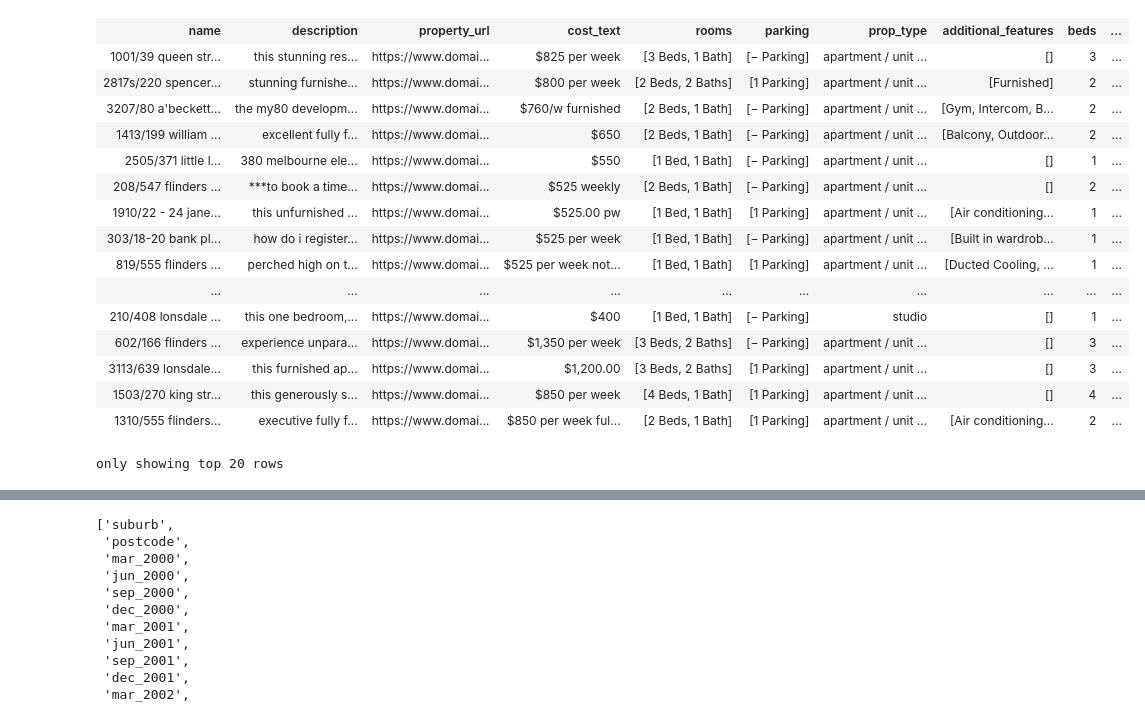
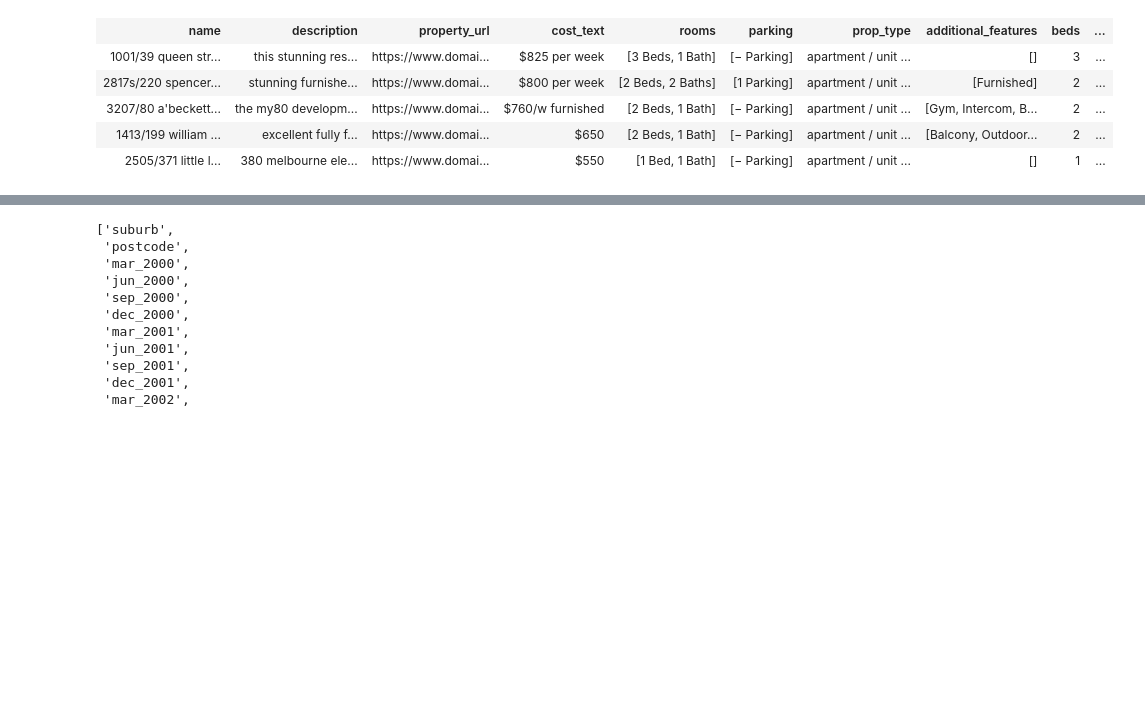
Before and after one commit to MAST30034-AppliedDataScience/project-2-group-real-estate-industry-project-21, a Jupyter notebook: notebooks/preprocess_domain.ipynb, the cells around one changed output, grey strips where cells are left out. Drawn from its saved outputs; the diff is of its cells as text; code cells hidden in the pictures; blank space fills up the shorter version.

```diff
--- a/notebooks/preprocess_domain.ipynb
+++ b/notebooks/preprocess_domain.ipynb
@@ -70,3 +210,2 @@ df_reset.to_parquet('../data/raw/domain_data_with_id.parquet', index=False)
 # %%
-sdf = spark.read.parquet('../data/raw/domain_data_with_id.parquet')
-sdf.limit(15)
+sdf = spark.read.parquet('../data/raw/domain_data')
@@ -340,7 +423,0 @@ sdf = sdf.filter(~col("cost_text").rlike("^[^0-9]*$"))
-# %%
-sdf = sdf.filter(~
-    (((col("description").contains("car space")) &
-    ((col("beds") == 0) | (col("baths") == 0)) &
-    (col("cost") < 100)) | (col("prop_type") == "carspace"))
-)
-sdf.show(truncate=False)
@@ -386,0 +427,13 @@ only showing top 20 rows
+# %%
+# Filter out rows that meet the following conditions:
+# - The description contains "car space" and either beds or baths are 0, and the cost is less than 100
+# - OR the property type is explicitly "carspace"
+# This effectively removes entries that seem to be parking spaces or improperly labeled properties.
+sdf = sdf.filter(~(
+    ((col("description").contains("car space")) &
+    ((col("beds") == 0) | (col("baths") == 0)) &
+    (col("cost") < 100)) | (col("prop_type") == "carspace"))
+)
+
+# Display the filtered DataFrame with truncation disabled to show full row content
+sdf
@@ -469,40 +567,29 @@ only showing top 20 rows
 # %%
 # Function to clean column names
 def clean_column_name(column_name):
     # Lowercase all characters
     clean_name = column_name.lower()
     # Replace spaces and special characters with underscores
     clean_name = re.sub(r'\W+', '_', clean_name)
     # Remove leading/trailing underscores that might appear after replacements
     clean_name = re.sub(r'^_|_$', '', clean_name)
     return clean_name
 
 # Get current columns in the DataFrame
 current_columns = sdf.columns
 
 # Generate new cleaned column names
 new_columns = [clean_column_name(column) for column in current_columns]
 
 # Rename columns in the DataFrame
 sdf = sdf.toDF(*new_columns)
 
 # Show the updated DataFrame schema to confirm changes
-sdf
+sdf.limit(5)
 # %% [output]
 | name | description | property_url | cost_text | rooms | parking | prop_type | additional_features | beds | ... |
 | 1001/39 queen str... | this stunning res... | https://www.domai... | $825 per week | [3 Beds, 1 Bath] | [− Parking] | apartment / unit ... | [] | 3 | ... |
 | 2817s/220 spencer... | stunning furnishe... | https://www.domai... | $800 per week | [2 Beds, 2 Baths] | [1 Parking] | apartment / unit ... | [Furnished] | 2 | ... |
 | 3207/80 a'beckett... | the my80 developm... | https://www.domai... | $760/w furnished | [2 Beds, 1 Bath] | [− Parking] | apartment / unit ... | [Gym, Intercom, B... | 2 | ... |
 | 1413/199 william ... | excellent fully f... | https://www.domai... | $650 | [2 Beds, 1 Bath] | [− Parking] | apartment / unit ... | [Balcony, Outdoor... | 2 | ... |
 | 2505/371 little l... | 380 melbourne ele... | https://www.domai... | $550 | [1 Bed, 1 Bath] | [− Parking] | apartment / unit ... | [] | 1 | ... |
-| 208/547 flinders ... | ***to book a time... | https://www.domai... | $525 weekly | [2 Beds, 1 Bath] | [− Parking] | apartment / unit ... | [] | 2 | ... |
-| 1910/22 - 24 jane... | this unfurnished ... | https://www.domai... | $525.00 pw | [1 Bed, 1 Bath] | [1 Parking] | apartment / unit ... | [Air conditioning... | 1 | ... |
-| 303/18-20 bank pl... | how do i register... | https://www.domai... | $525 per week | [1 Bed, 1 Bath] | [− Parking] | apartment / unit ... | [Built in wardrob... | 1 | ... |
-| 819/555 flinders ... | perched high on t... | https://www.domai... | $525 per week not... | [1 Bed, 1 Bath] | [1 Parking] | apartment / unit ... | [Ducted Cooling, ... | 1 | ... |
-| ... | ... | ... | ... | ... | ... | ... | ... | ... | ... |
-| 210/408 lonsdale ... | this one bedroom,... | https://www.domai... | $400 | [1 Bed, 1 Bath] | [− Parking] | studio | [] | 1 | ... |
-| 602/166 flinders ... | experience unpara... | https://www.domai... | $1,350 per week | [3 Beds, 2 Baths] | [− Parking] | apartment / unit ... | [] | 3 | ... |
-| 3113/639 lonsdale... | this furnished ap... | https://www.domai... | $1,200.00 | [3 Beds, 2 Baths] | [1 Parking] | apartment / unit ... | [] | 3 | ... |
-| 1503/270 king str... | this generously s... | https://www.domai... | $850 per week | [4 Beds, 1 Bath] | [1 Parking] | apartment / unit ... | [] | 4 | ... |
-| 1310/555 flinders... | executive fully f... | https://www.domai... | $850 per week ful... | [2 Beds, 1 Bath] | [1 Parking] | apartment / unit ... | [Air conditioning... | 2 | ... |
-only showing top 20 rows
```
Also changed, not shown: parts of 96 cells of this notebook, 1 other file.
